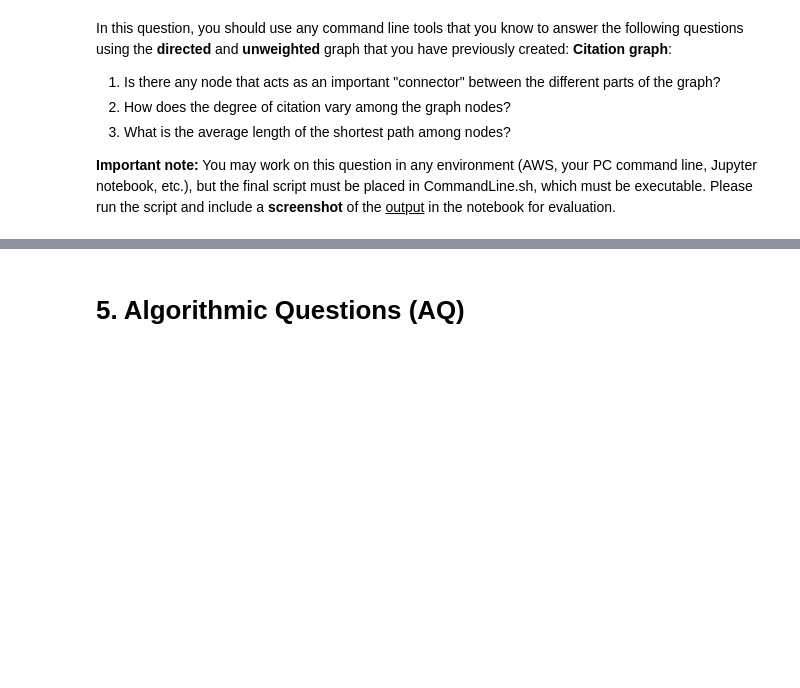
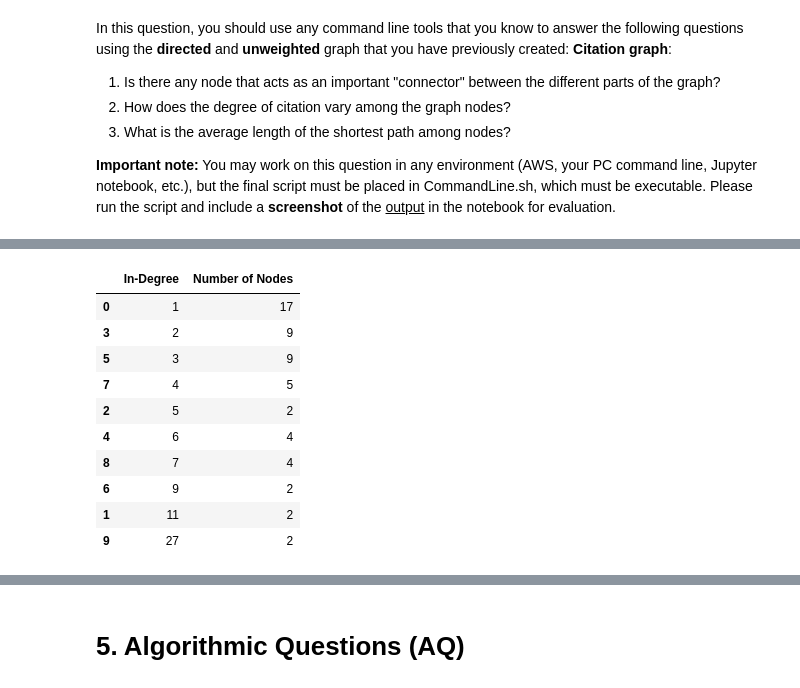
Before and after one commit to FrancescoLazzari/ADM-HW5, a Jupyter notebook: main.ipynb, the cells around one changed output, grey strips where cells are left out. Cells and saved outputs as stored; diff of their text form; code cells hidden in the pictures; blank space fills up the shorter version.

```diff
--- a/main.ipynb
+++ b/main.ipynb
@@ -264,0 +350,21 @@ __Important note:__ You may work on this question in any environment (AWS, your
+# %%
+# Calculate the in-degree for each node
+in_degrees = dict(citation_subgraph.in_degree())
+
+# Count the frequency of each in-degree
+in_degree_counts = Counter(in_degrees.values())
+
+# Create a Pandas DataFrame for for the frequency table of the In-Degree Count sorted in ascending order of number of degree
+pd.DataFrame(list(in_degree_counts.items()), columns=['In-Degree', 'Number of Nodes']).sort_values(by='In-Degree')
+# %% [output]
+|  | In-Degree | Number of Nodes |
+| 0 | 1 | 17 |
+| 3 | 2 | 9 |
+| 5 | 3 | 9 |
+| 7 | 4 | 5 |
+| 2 | 5 | 2 |
+| 4 | 6 | 4 |
+| 8 | 7 | 4 |
+| 6 | 9 | 2 |
+| 1 | 11 | 2 |
+| 9 | 27 | 2 |
```
Also changed, not shown: parts of 20 cells of this notebook.
